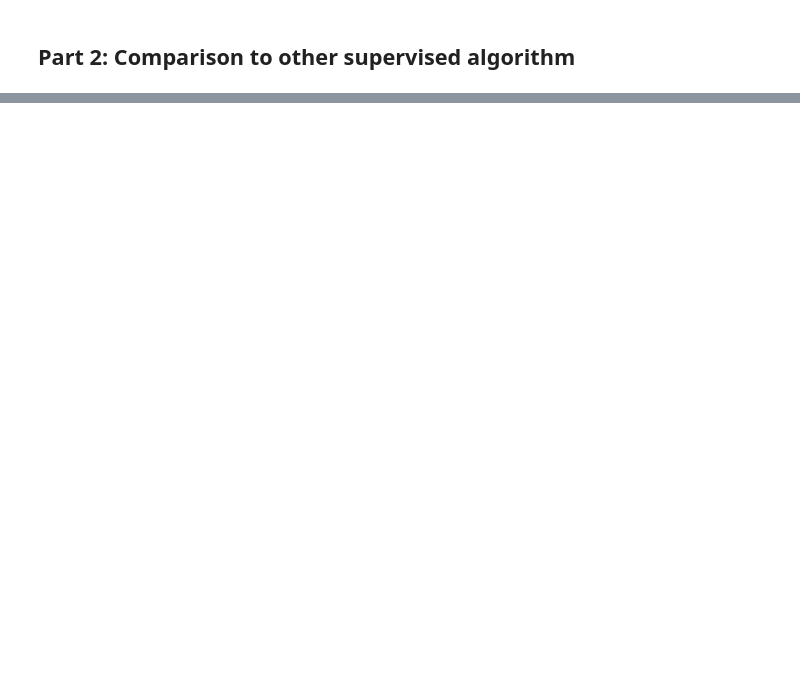
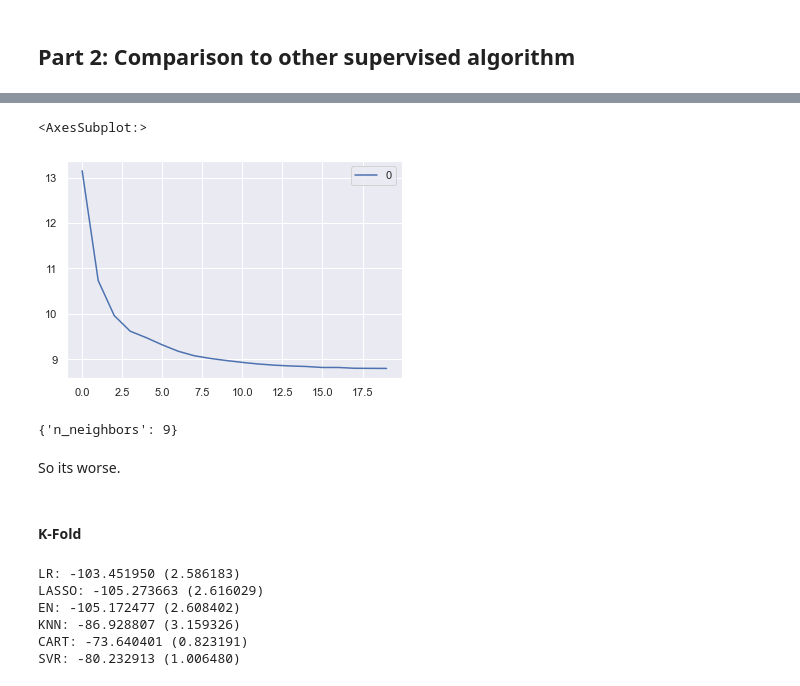
Before and after one commit to kscully-dotcom/msds650, a Jupyter notebook: week5/5_Assignment.ipynb, the cells around one changed output, grey strips where cells are left out. Cells and saved outputs as stored; diff of their text form; code cells hidden in the pictures; blank space fills up the shorter version.

```diff
--- a/week5/5_Assignment.ipynb
+++ b/week5/5_Assignment.ipynb
@@ -641,0 +775,5 @@ For greatest accuracy a K-9 is best. [source](https://www.analyticsvidhya.com/bl
+# %%
+model = KNeighborsRegressor(n_neighbors=9, n_jobs=-1)
+model.fit(X_train, y_train)
+
+preds = model.predict(X_test)
@@ -641,0 +786,11 @@ For greatest accuracy a K-9 is best. [source](https://www.analyticsvidhya.com/bl
+# %%
+rmse_val = []
+for K in range(20):
+    K = K+1
+    model = neighbors.KNeighborsRegressor(n_neighbors = K)
+
+    model.fit(X_train, y_train)
+    pred=model.predict(X_test)
+    error = sqrt(mean_squared_error(y_test,pred))
+    rmse_val.append(error)
+    print('RMSE value for k= ' , K , 'is:', error)
@@ -641,0 +818,20 @@ For greatest accuracy a K-9 is best. [source](https://www.analyticsvidhya.com/bl
+# %%
+curve = pd.DataFrame(rmse_val)
+curve.plot()
+# %% [output]
+<AxesSubplot:>
+[figure, added]
+# %%
+params = {'n_neighbors':[2,3,4,5,6,7,8,9]}
+
+knn = neighbors.KNeighborsRegressor()
+
+model = GridSearchCV(knn, params, cv=5)
+model.fit(X_train,y_train)
+model.best_params_
+# %% [output]
+{'n_neighbors': 9}
+# %% [markdown]
+So its worse.
+# %% [markdown]
+#### K-Fold
@@ -641,0 +870,17 @@ For greatest accuracy a K-9 is best. [source](https://www.analyticsvidhya.com/bl
+# %%
+results = []
+names = []
+for name, model in models:
+    kfold = KFold(n_splits=num_folds, random_state=seed, shuffle=True)
+    cv_results = cross_val_score(model, X_train, y_train, cv=kfold, scoring=scoring)
+    results.append(cv_results)
+    names.append(name)
+    msg = "%s: %f (%f)" % (name, cv_results.mean(), cv_results.std())
+    print(msg)
+# %% [output]
+LR: -103.451950 (2.586183)
+LASSO: -105.273663 (2.616029)
+EN: -105.172477 (2.608402)
+KNN: -86.928807 (3.159326)
+CART: -73.640401 (0.823191)
+SVR: -80.232913 (1.006480)
```
Also changed, not shown: parts of 57 cells of this notebook, 1 other file.
